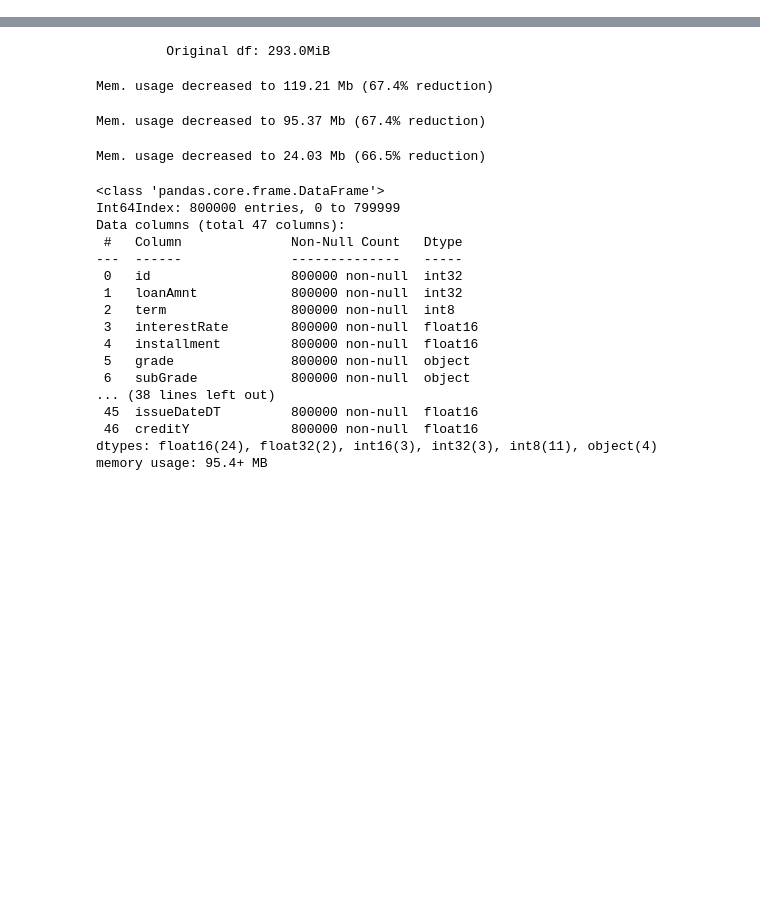
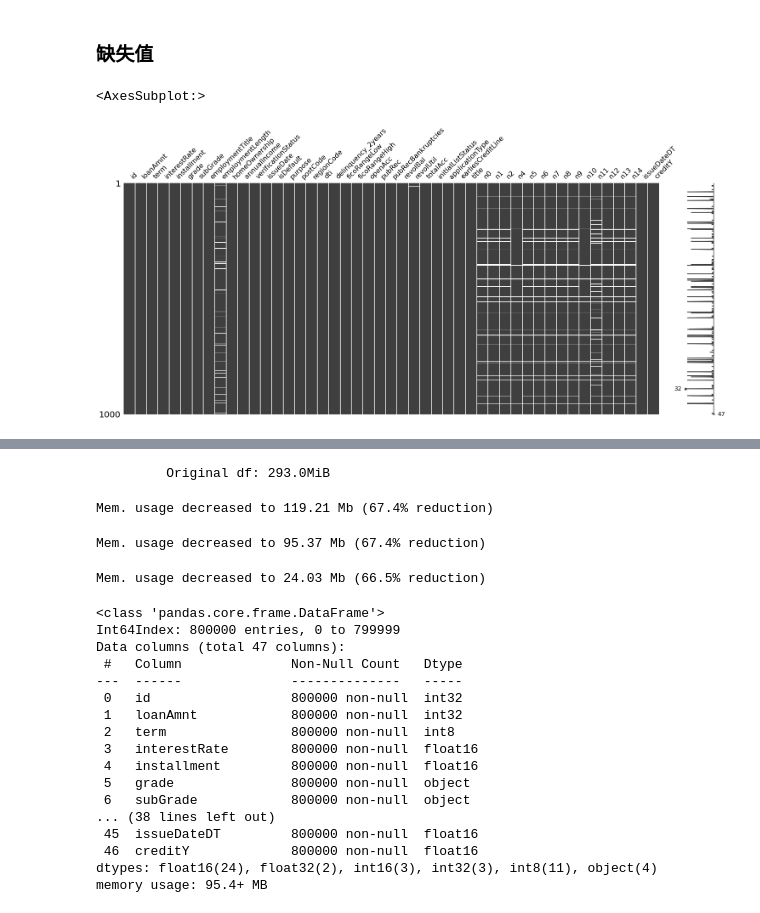
Before and after one commit to elsieyin/FengKo, a Jupyter notebook: EDA/myeda.ipynb, the cells around one changed output, grey strips where cells are left out. Cells and saved outputs as stored; diff of their text form; code cells hidden in the pictures; blank space fills up the shorter version.

Commit message:
+msno eda

```diff
--- a/EDA/myeda.ipynb
+++ b/EDA/myeda.ipynb
@@ -9,3 +9,12 @@ import pickle
 warnings.filterwarnings('ignore')
 # %%
 df = pd.read_csv('../cf-df.csv',index_col=0)
+# %% [markdown]
+### 缺失值
+# %%
+import missingno as msno
+# 可视化看下缺省值
+msno.matrix(df.sample(1000))
+# %% [output]
+<AxesSubplot:>
+[figure, added]
```
Also changed, not shown: parts of 1 cell of this notebook, 1 other file.
